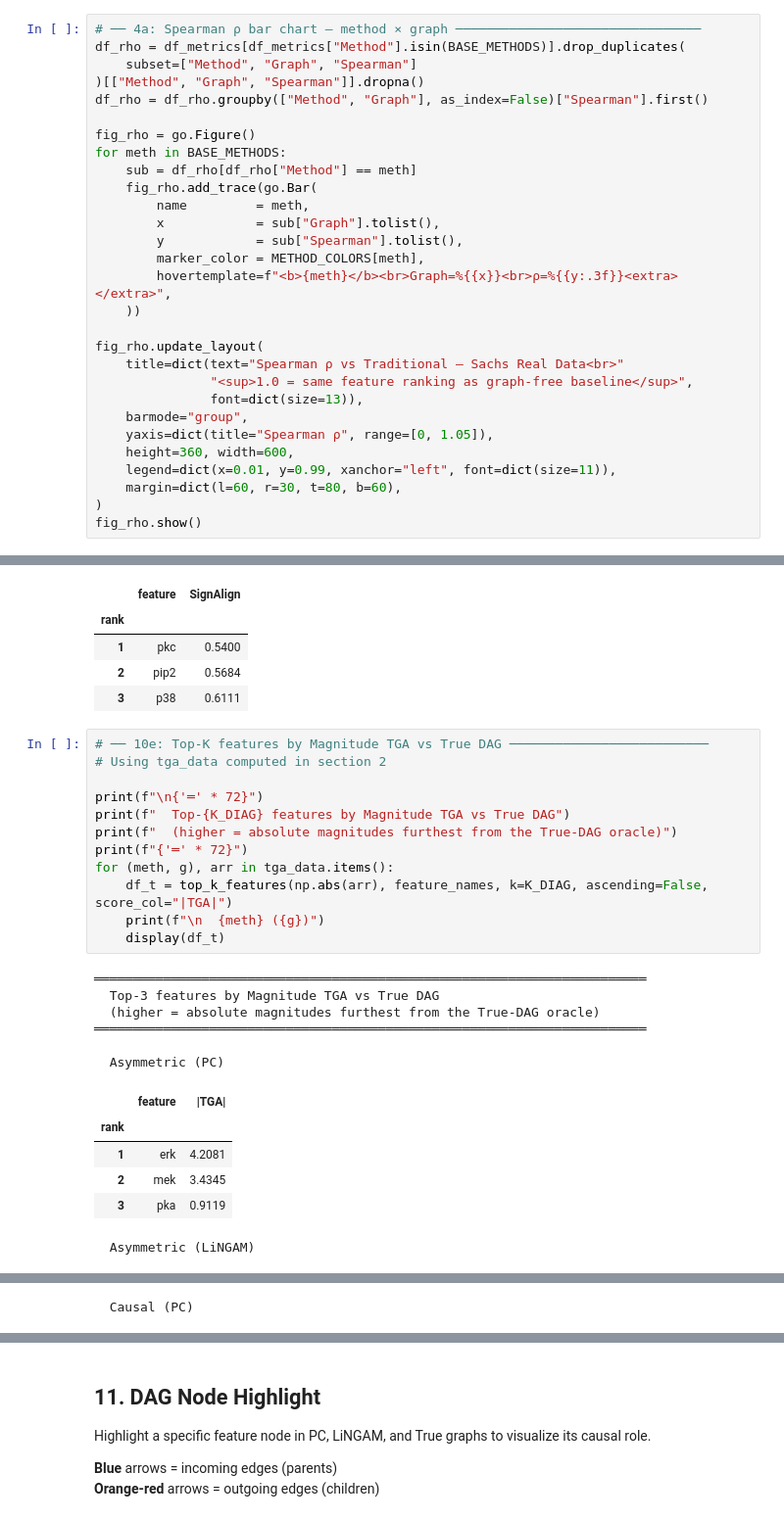
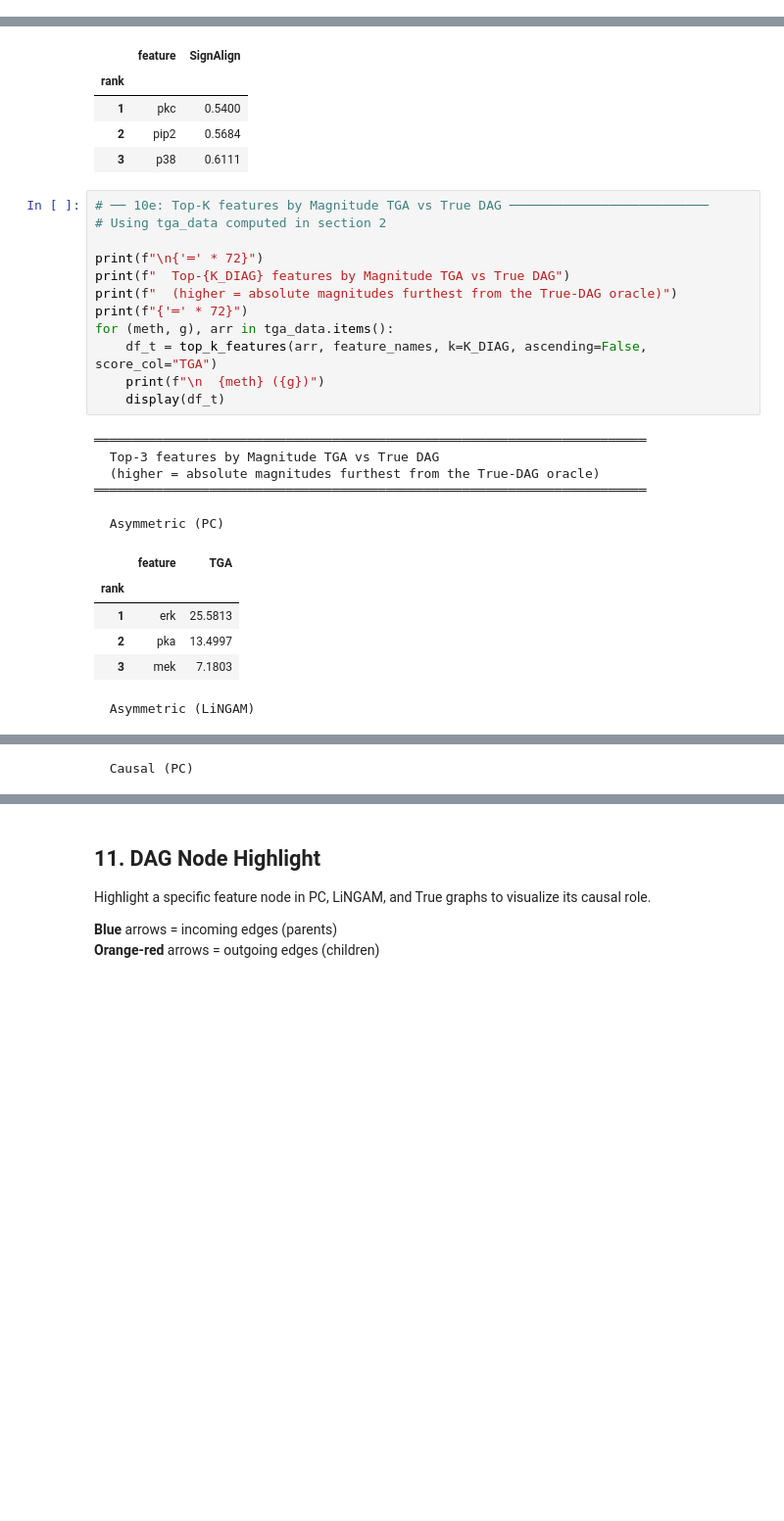
Before and after one commit to juanriosg12/master_thesis, a Jupyter notebook: notebooks/real_data_summary.ipynb, the cells around one changed output, grey strips where cells are left out. Shown at 98% size. Saved outputs shown, nothing was run; the diff lists cells and outputs as text; blank space fills up the shorter version.

```diff
--- a/notebooks/real_data_summary.ipynb
+++ b/notebooks/real_data_summary.ipynb
@@ -498,29 +486,0 @@ Fraction of the top-K features that are true causal parents of Y (pip3, pka, erk
-# %%
-# ── 4a: Spearman ρ bar chart — method × graph ────────────────────────────────
-df_rho = df_metrics[df_metrics["Method"].isin(BASE_METHODS)].drop_duplicates(
-    subset=["Method", "Graph", "Spearman"]
-)[["Method", "Graph", "Spearman"]].dropna()
-df_rho = df_rho.groupby(["Method", "Graph"], as_index=False)["Spearman"].first()
-
-fig_rho = go.Figure()
-for meth in BASE_METHODS:
-    sub = df_rho[df_rho["Method"] == meth]
-    fig_rho.add_trace(go.Bar(
-        name         = meth,
-        x            = sub["Graph"].tolist(),
-        y            = sub["Spearman"].tolist(),
-        marker_color = METHOD_COLORS[meth],
-        hovertemplate=f"<b>{meth}</b><br>Graph=%{{x}}<br>ρ=%{{y:.3f}}<extra></extra>",
-    ))
-
-fig_rho.update_layout(
-    title=dict(text="Spearman ρ vs Traditional — Sachs Real Data<br>"
-               "<sup>1.0 = same feature ranking as graph-free baseline</sup>",
-               font=dict(size=13)),
-    barmode="group",
-    yaxis=dict(title="Spearman ρ", range=[0, 1.05]),
-    height=360, width=600,
-    legend=dict(x=0.01, y=0.99, xanchor="left", font=dict(size=11)),
-    margin=dict(l=60, r=30, t=80, b=60),
-)
-fig_rho.show()
@@ -1342,25 +1202,25 @@ for (meth, g), arr in sign_align.items():
 # %%
 # ── 10e: Top-K features by Magnitude TGA vs True DAG ──────────────────────────
 # Using tga_data computed in section 2
 
 print(f"\n{'═' * 72}")
 print(f"  Top-{K_DIAG} features by Magnitude TGA vs True DAG")
 print(f"  (higher = absolute magnitudes furthest from the True-DAG oracle)")
 print(f"{'═' * 72}")
 for (meth, g), arr in tga_data.items():
-    df_t = top_k_features(np.abs(arr), feature_names, k=K_DIAG, ascending=False, score_col="|TGA|")
+    df_t = top_k_features(arr, feature_names, k=K_DIAG, ascending=False, score_col="TGA")
     print(f"\n  {meth} ({g})")
     display(df_t)
 # %% [output]
 ════════════════════════════════════════════════════════════════════════
   Top-3 features by Magnitude TGA vs True DAG
   (higher = absolute magnitudes furthest from the True-DAG oracle)
 ════════════════════════════════════════════════════════════════════════
 
   Asymmetric (PC)
-|  | feature | |TGA| |
+|  | feature | TGA |
 | rank |  |  |
-| 1 | erk | 4.2081 |
-| 2 | mek | 3.4345 |
-| 3 | pka | 0.9119 |
+| 1 | erk | 25.5813 |
+| 2 | pka | 13.4997 |
+| 3 | mek | 7.1803 |
   Asymmetric (LiNGAM)
```
Also changed, not shown: parts of 14 cells of this notebook, 34 other files.
